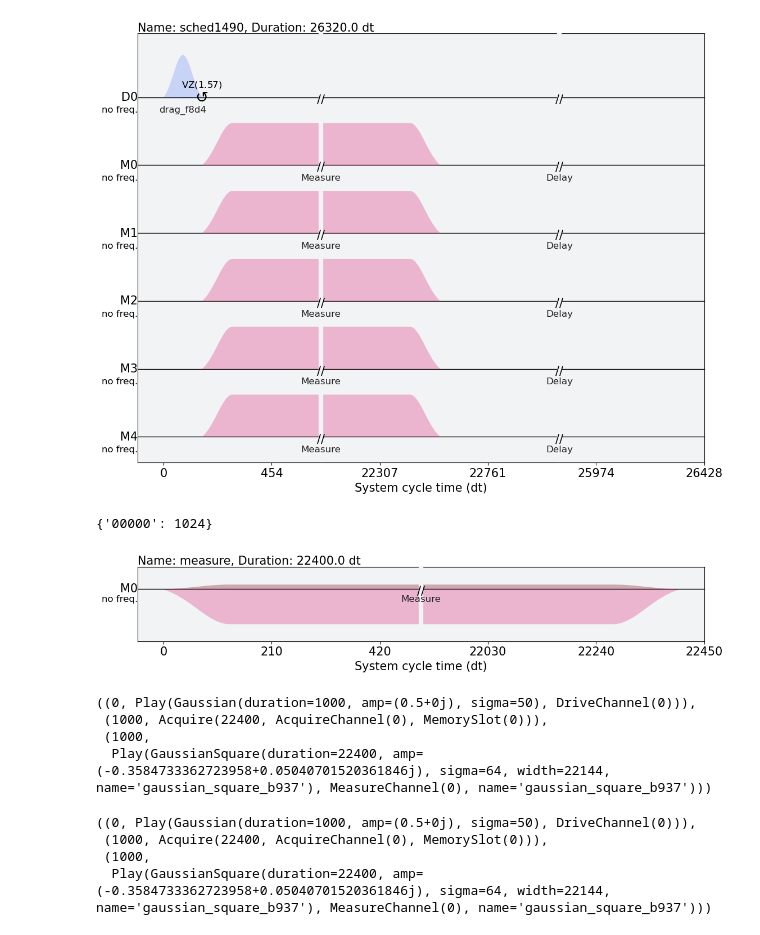
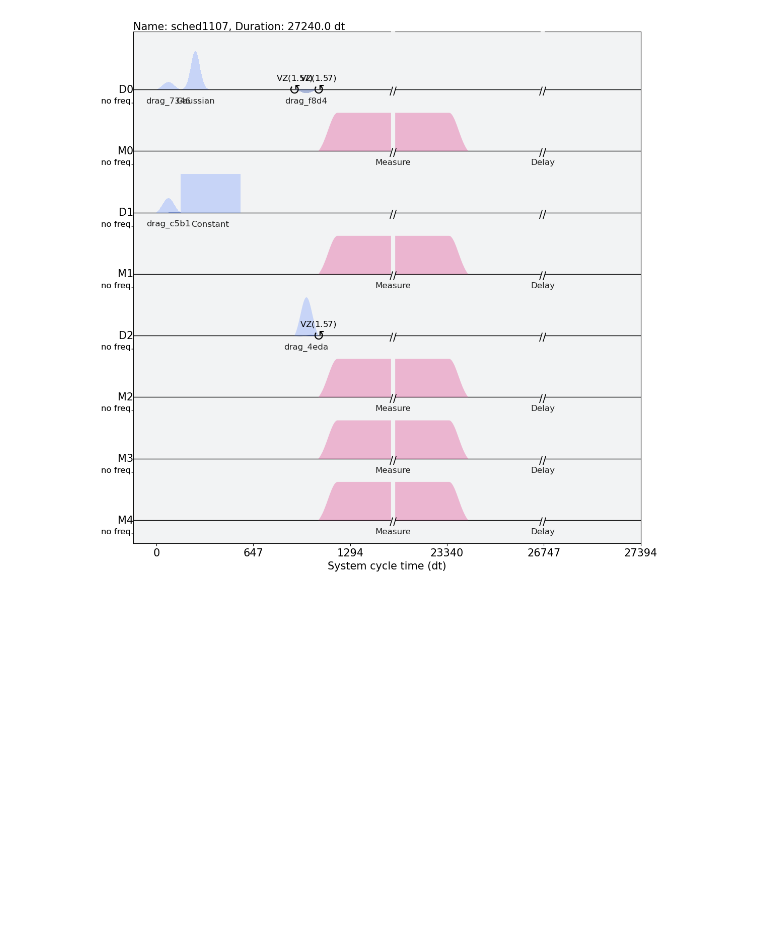
Before and after one commit to faraimazh/Pulse-level-VQE, a Jupyter notebook: measurements.ipynb, the cells around one changed output. Drawn from its saved outputs; the diff is of its cells as text; code cells hidden in the pictures; blank space fills up the shorter version.

Commit message:
finished measurements in arbitrary bases with correct state label mapping and histogram of results

```diff
--- a/measurements.ipynb
+++ b/measurements.ipynb
@@ -126,26 +130,15 @@ Measurement Frequencies [GHz]
 # %%
-# with pulse.build(backend) as test_sched:
-#     pulse.play(pulse.library.Gaussian(200, 1.0, 30), dc(0))
-#     pulse.play(pulse.library.Constant(400,0.4),dc(1))
+with pulse.build(backend) as test_sched:
+    pulse.x(0)
+    pulse.x(1)
+    pulse.play(pulse.library.Gaussian(200, 1.0, 30), dc(0))
+    pulse.play(pulse.library.Constant(400,0.4),dc(1))
 
-test_sched = pulse.Schedule()
+# test_sched = pulse.Schedule()
 
-bases = {0:'Y'}
-# bases = {0:'Z', 1:'X',2:'Z'}
+bases = {0:'X', 1:'Z',2:'Y'}
+# bases = {0:'Z', 1:'Z', 2:'Z', 3:'Z', 4:'Z'}
 qc, test_sched = fmeasure(bases,test_sched,backend)
 test_sched.draw()
 # %% [output]
-[figure, old version]
+[figure, new version]
-# %%
-model = PulseSystemModel.from_backend(backend)
-backend_sim = PulseSimulator()
-qobj = assemble(test_sched,
-              backend=backend_sim,
-              meas_level=2,
-              meas_return='single',
-              shots=1024)
-sim_result = backend_sim.run(qobj, system_model=model).result()
-counts = sim_result.get_counts()
-counts
-# %% [output]
-{'00000': 1024}
@@ -156,15 +144,0 @@ measure = inst_sched_map.get('measure', qubits=config.meas_map[0])
-# %%
-measure.draw()
-# %% [output]
-[figure, removed]
-# %%
-blah = Schedule()
-blah += Play(Gaussian(1000,0.5,50),dc(0))
-blah += measure << blah.duration
-blah = transforms.add_implicit_acquires(blah, config.meas_map)
-blah.instructions
-# %% [output]
-((0, Play(Gaussian(duration=1000, amp=(0.5+0j), sigma=50), DriveChannel(0))),
- (1000, Acquire(22400, AcquireChannel(0), MemorySlot(0))),
- (1000,
-  Play(GaussianSquare(duration=22400, amp=(-0.3584733362723958+0.05040701520361846j), sigma=64, width=22144, name='gaussian_square_b937'), MeasureChannel(0), name='gaussian_square_b937')))
@@ -177,7 +144,0 @@ blah += Acquire(duration=1400, channel=ac(1), mem_slot=MemorySlot(1))
-# %%
-blah.instructions
-# %% [output]
-((0, Play(Gaussian(duration=1000, amp=(0.5+0j), sigma=50), DriveChannel(0))),
- (1000, Acquire(22400, AcquireChannel(0), MemorySlot(0))),
- (1000,
-  Play(GaussianSquare(duration=22400, amp=(-0.3584733362723958+0.05040701520361846j), sigma=64, width=22144, name='gaussian_square_b937'), MeasureChannel(0), name='gaussian_square_b937')))
```
Also changed, not shown: parts of 11 cells of this notebook.
